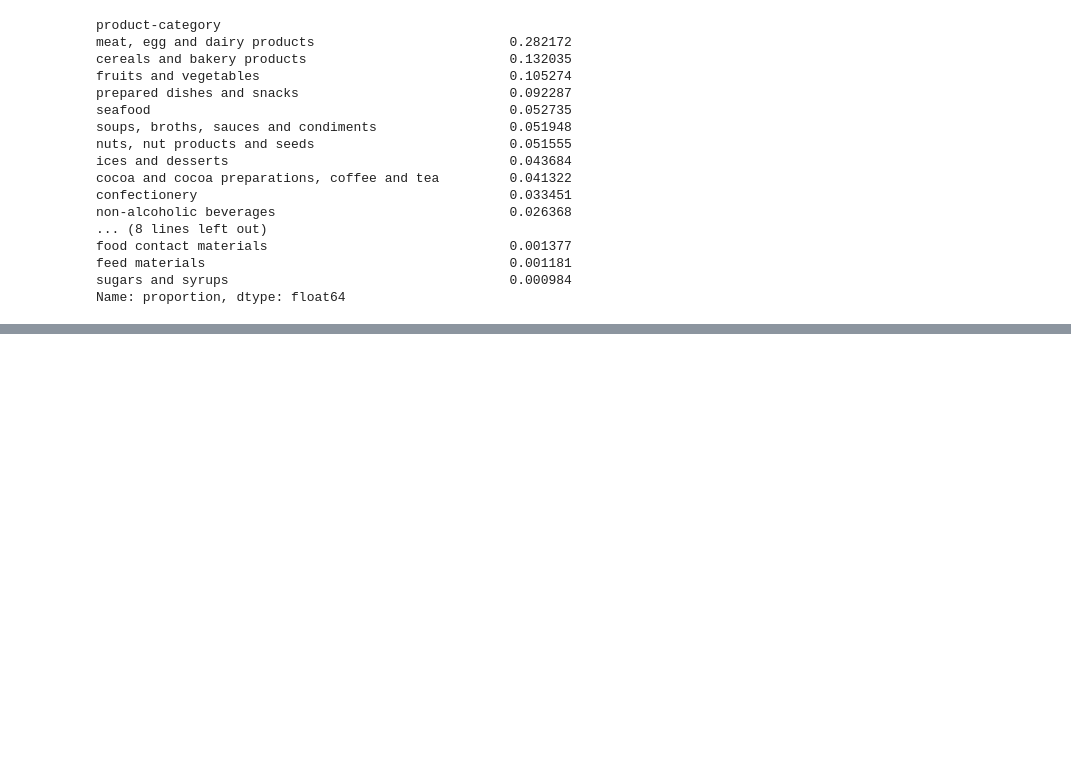
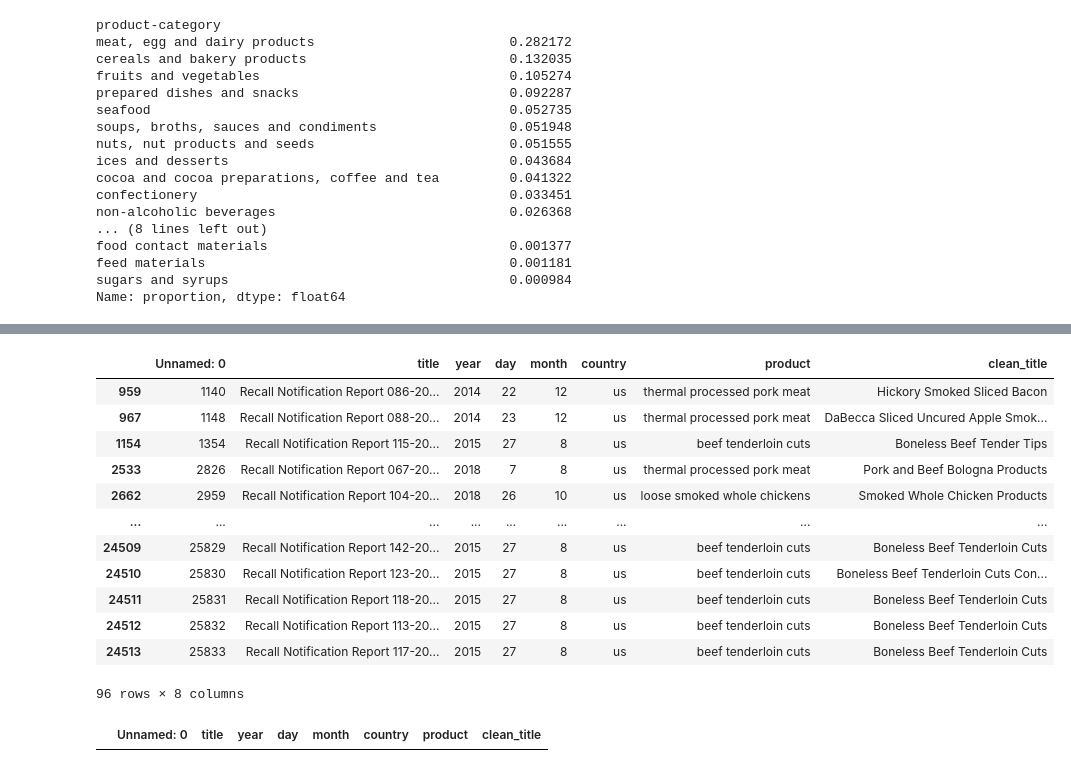
Before and after one commit to pshkrh/food-hazard-detection, a Jupyter notebook: notebooks/scratchpad.ipynb, the cells around one changed output, grey strips where cells are left out. Cells and saved outputs as stored; diff of their text form; code cells hidden in the pictures; blank space fills up the shorter version.

```diff
--- a/notebooks/scratchpad.ipynb
+++ b/notebooks/scratchpad.ipynb
@@ -56,0 +188,2 @@ Name: proportion, dtype: float64
+# %%
+pdf = pd.read_csv('../data/synthetic/product_data_25.csv')
@@ -56,0 +194,5 @@ Name: proportion, dtype: float64
+# %%
+pdf['clean_title'] = pdf['title'].apply(clean_title)
+pdf = filter_dataset(pdf)
+print(len(pdf))
+print(len(pdf['product'].unique()))
@@ -56,0 +225,18 @@ Name: proportion, dtype: float64
+# %%
+pdf['ct'] = pdf['title'].apply(clean_title)
+# %%
+pdf[pdf['title'].str.contains('Recall Notification')]
+# %% [output]
+|  | Unnamed: 0 | title | year | day | month | country | product | clean_title |
+| 959 | 1140 | Recall Notification Report 086-20... | 2014 | 22 | 12 | us | thermal processed pork meat | Hickory Smoked Sliced Bacon |
+| 967 | 1148 | Recall Notification Report 088-20... | 2014 | 23 | 12 | us | thermal processed pork meat | DaBecca Sliced Uncured Apple Smok... |
+| 1154 | 1354 | Recall Notification Report 115-20... | 2015 | 27 | 8 | us | beef tenderloin cuts | Boneless Beef Tender Tips |
+| 2533 | 2826 | Recall Notification Report 067-20... | 2018 | 7 | 8 | us | thermal processed pork meat | Pork and Beef Bologna Products |
+| 2662 | 2959 | Recall Notification Report 104-20... | 2018 | 26 | 10 | us | loose smoked whole chickens | Smoked Whole Chicken Products |
+| ... | ... | ... | ... | ... | ... | ... | ... | ... |
+| 24509 | 25829 | Recall Notification Report 142-20... | 2015 | 27 | 8 | us | beef tenderloin cuts | Boneless Beef Tenderloin Cuts |
+| 24510 | 25830 | Recall Notification Report 123-20... | 2015 | 27 | 8 | us | beef tenderloin cuts | Boneless Beef Tenderloin Cuts Con... |
+| 24511 | 25831 | Recall Notification Report 118-20... | 2015 | 27 | 8 | us | beef tenderloin cuts | Boneless Beef Tenderloin Cuts |
+| 24512 | 25832 | Recall Notification Report 113-20... | 2015 | 27 | 8 | us | beef tenderloin cuts | Boneless Beef Tenderloin Cuts |
+| 24513 | 25833 | Recall Notification Report 117-20... | 2015 | 27 | 8 | us | beef tenderloin cuts | Boneless Beef Tenderloin Cuts |
+96 rows × 8 columns
@@ -56,0 +249,4 @@ Name: proportion, dtype: float64
+# %%
+pdf[pdf['clean_title']=='']
+# %% [output]
+|  | Unnamed: 0 | title | year | day | month | country | product | clean_title |
```
Also changed, not shown: parts of 24 cells of this notebook.
